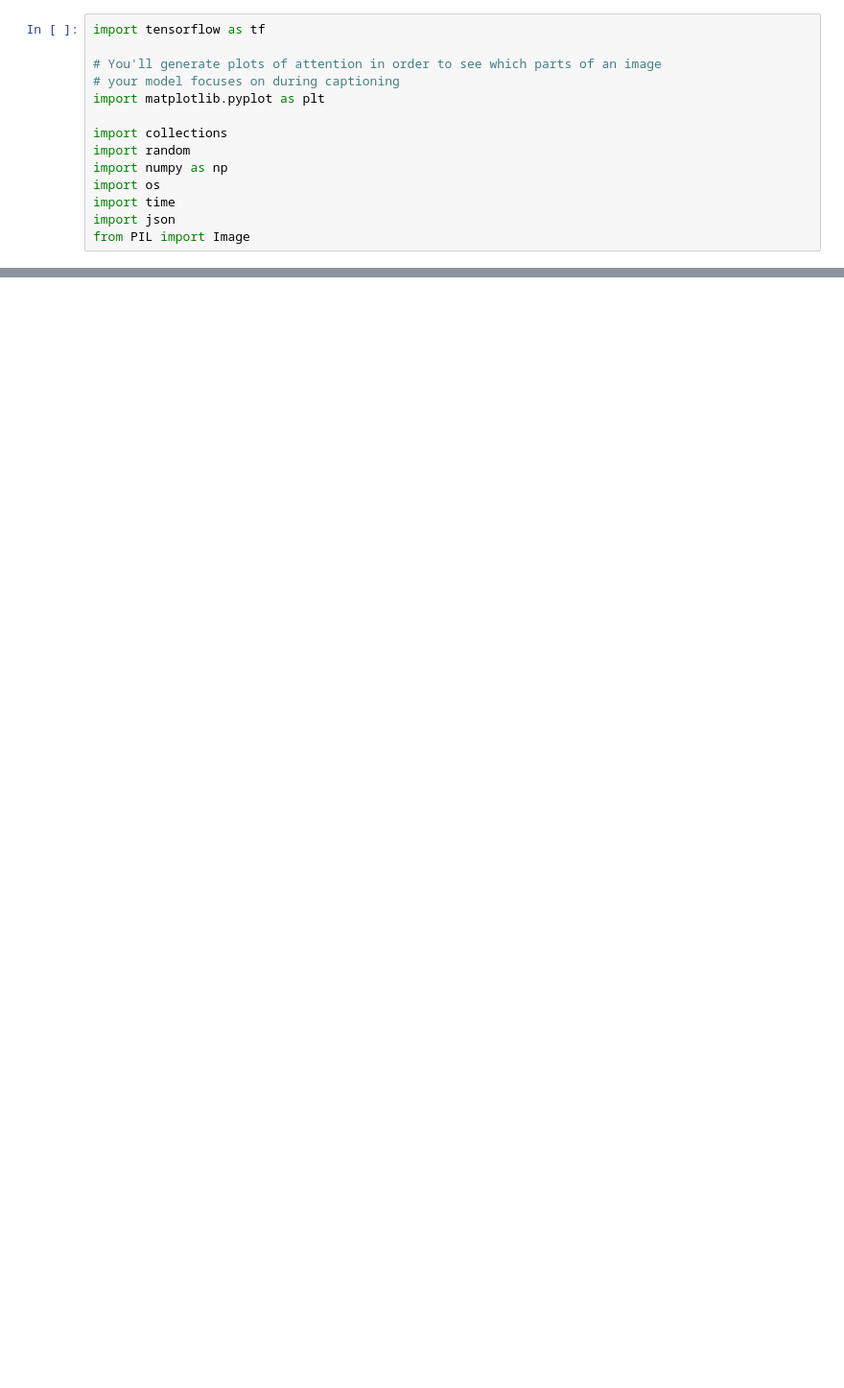
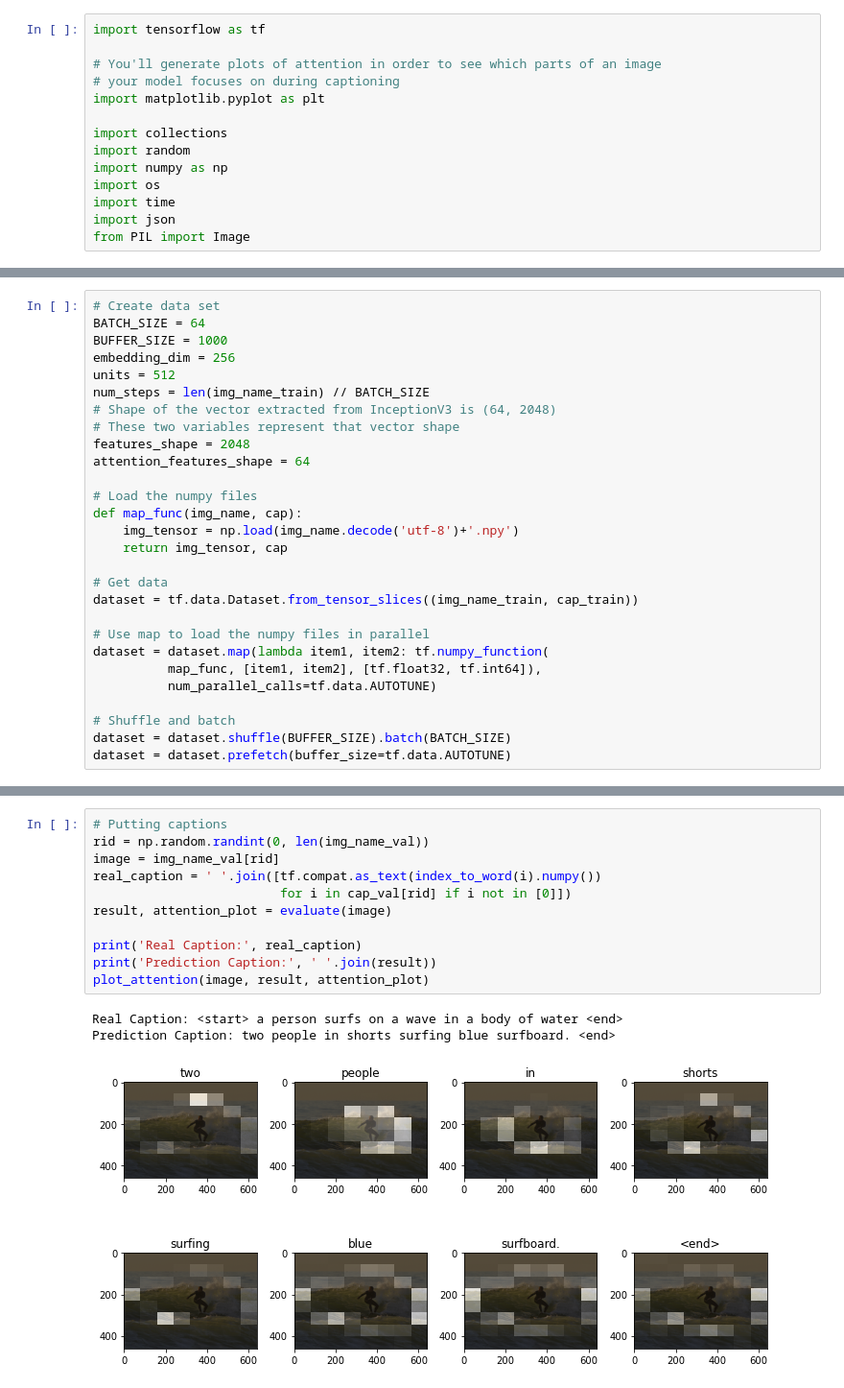
Before and after one commit to urd00m/AI-Projects, a Jupyter notebook: tensorflow_play/text_tf/image_caption.ipynb, the cells around one changed output, grey strips where cells are left out. Shown at 96% size. Saved outputs shown, nothing was run; the diff lists cells and outputs as text; blank space fills up the shorter version.

```diff
--- a/tensorflow_play/text_tf/image_caption.ipynb
+++ b/tensorflow_play/text_tf/image_caption.ipynb
@@ -41,0 +202,28 @@ Downloading data from http://images.cocodataset.org/zips/train2014.zip
+# %%
+# Create data set
+BATCH_SIZE = 64
+BUFFER_SIZE = 1000
+embedding_dim = 256
+units = 512
+num_steps = len(img_name_train) // BATCH_SIZE
+# Shape of the vector extracted from InceptionV3 is (64, 2048)
+# These two variables represent that vector shape
+features_shape = 2048
+attention_features_shape = 64
+
+# Load the numpy files
+def map_func(img_name, cap):
+    img_tensor = np.load(img_name.decode('utf-8')+'.npy')
+    return img_tensor, cap
+
+# Get data
+dataset = tf.data.Dataset.from_tensor_slices((img_name_train, cap_train))
+
+# Use map to load the numpy files in parallel
+dataset = dataset.map(lambda item1, item2: tf.numpy_function(
+          map_func, [item1, item2], [tf.float32, tf.int64]),
+          num_parallel_calls=tf.data.AUTOTUNE)
+
+# Shuffle and batch
+dataset = dataset.shuffle(BUFFER_SIZE).batch(BATCH_SIZE)
+dataset = dataset.prefetch(buffer_size=tf.data.AUTOTUNE)
@@ -41,0 +493,15 @@ Downloading data from http://images.cocodataset.org/zips/train2014.zip
+# %%
+# Putting captions
+rid = np.random.randint(0, len(img_name_val))
+image = img_name_val[rid]
+real_caption = ' '.join([tf.compat.as_text(index_to_word(i).numpy())
+                         for i in cap_val[rid] if i not in [0]])
+result, attention_plot = evaluate(image)
+
+print('Real Caption:', real_caption)
+print('Prediction Caption:', ' '.join(result))
+plot_attention(image, result, attention_plot)
+# %% [output]
+Real Caption: <start> a person surfs on a wave in a body of water <end>
+Prediction Caption: two people in shorts surfing blue surfboard. <end>
+[figure, added]
```
Also changed, not shown: parts of 20 cells of this notebook, 1 other file.
